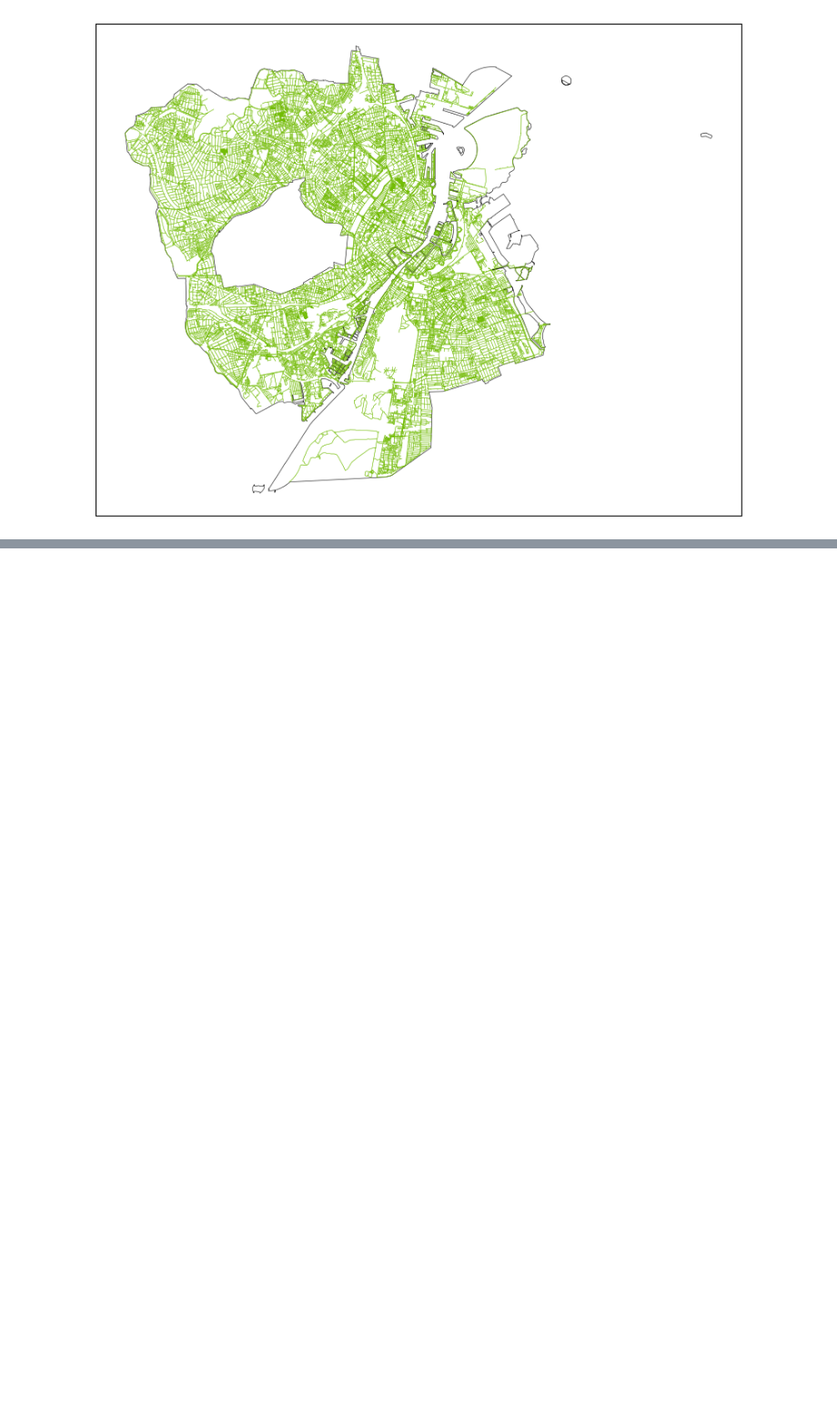
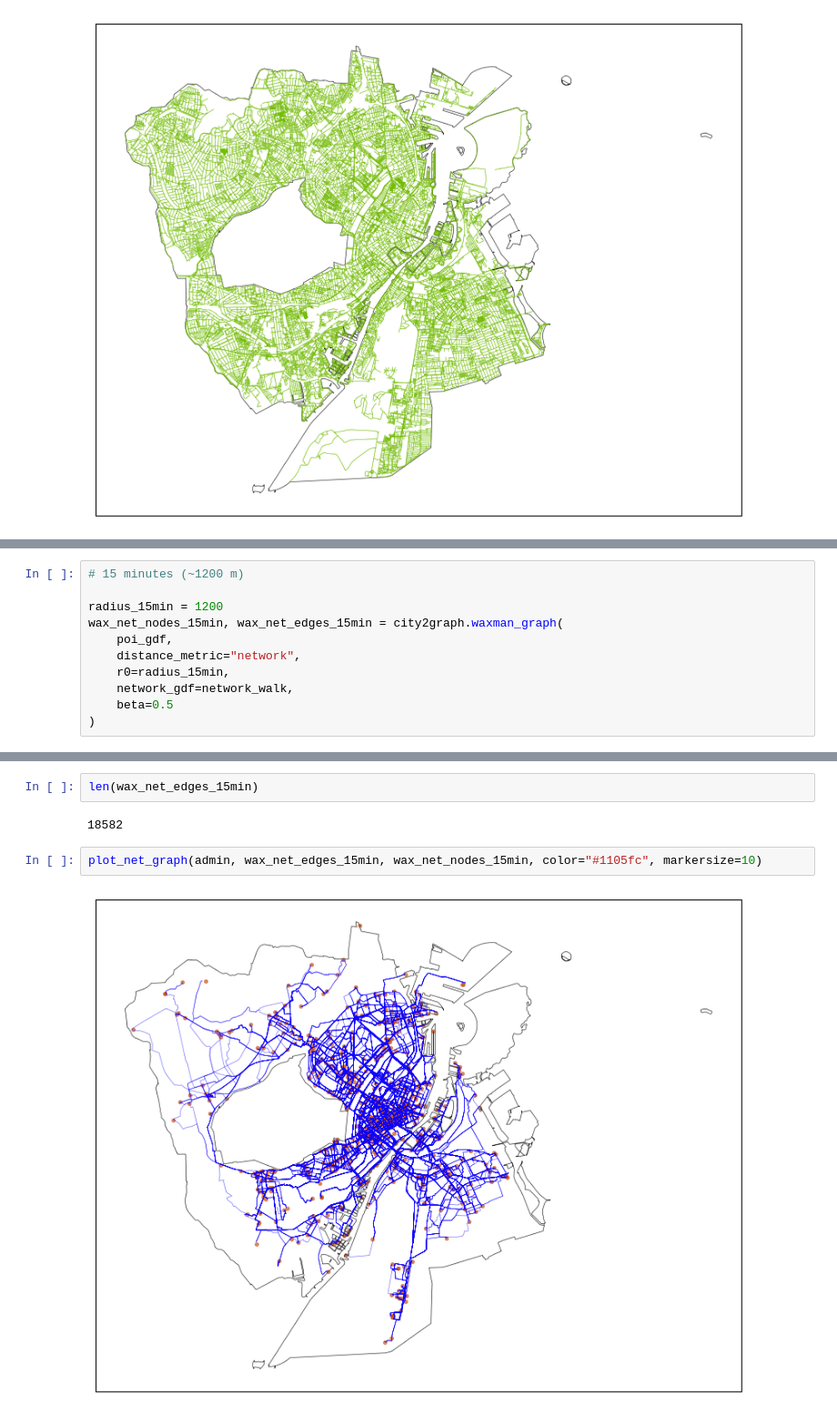
Before and after one commit to mikolaj-kowal/copenhagen-walkability, a Jupyter notebook: notebooks/copenhagen.ipynb, the cells around one changed output, grey strips where cells are left out. Shown at 91% size. Cells and saved outputs as stored; diff of their text form; blank space fills up the shorter version.

```diff
--- a/notebooks/copenhagen.ipynb
+++ b/notebooks/copenhagen.ipynb
@@ -45,0 +78,11 @@ plot_net_graph(admin, network_walk, color="#72bd02")
+# %%
+# 15 minutes (~1200 m)
+
+radius_15min = 1200
+wax_net_nodes_15min, wax_net_edges_15min = city2graph.waxman_graph(
+    poi_gdf,
+    distance_metric="network",
+    r0=radius_15min,
+    network_gdf=network_walk,
+    beta=0.5
+)
@@ -45,0 +105,8 @@ plot_net_graph(admin, network_walk, color="#72bd02")
+# %%
+len(wax_net_edges_15min)
+# %% [output]
+18582
+# %%
+plot_net_graph(admin, wax_net_edges_15min, wax_net_nodes_15min, color="#1105fc", markersize=10)
+# %% [output]
+[figure, added]
```
Also changed, not shown: parts of 8 cells of this notebook.
